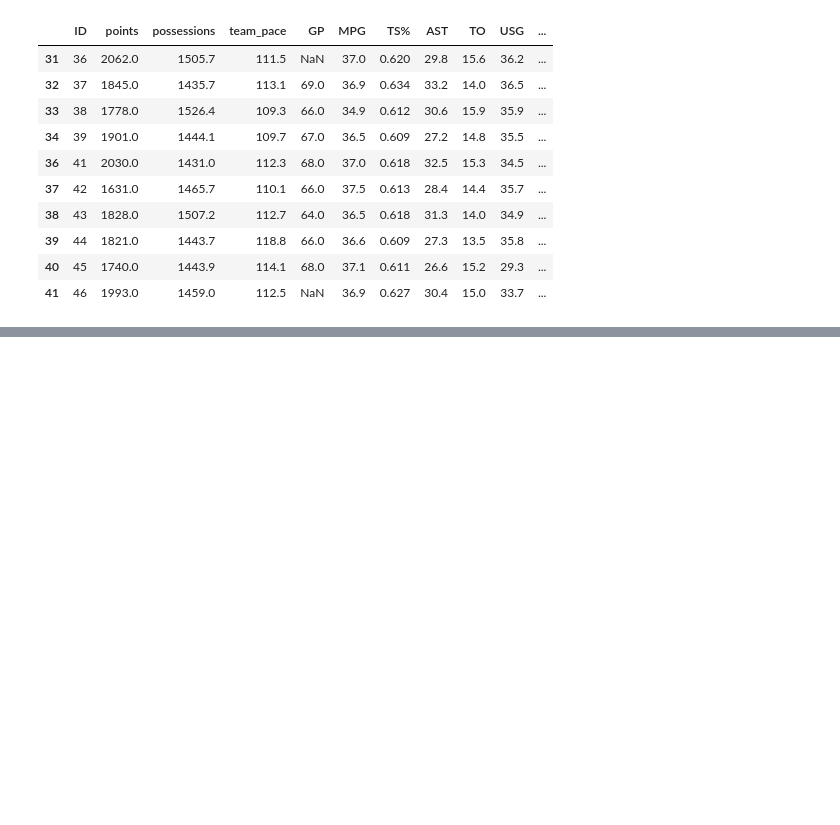
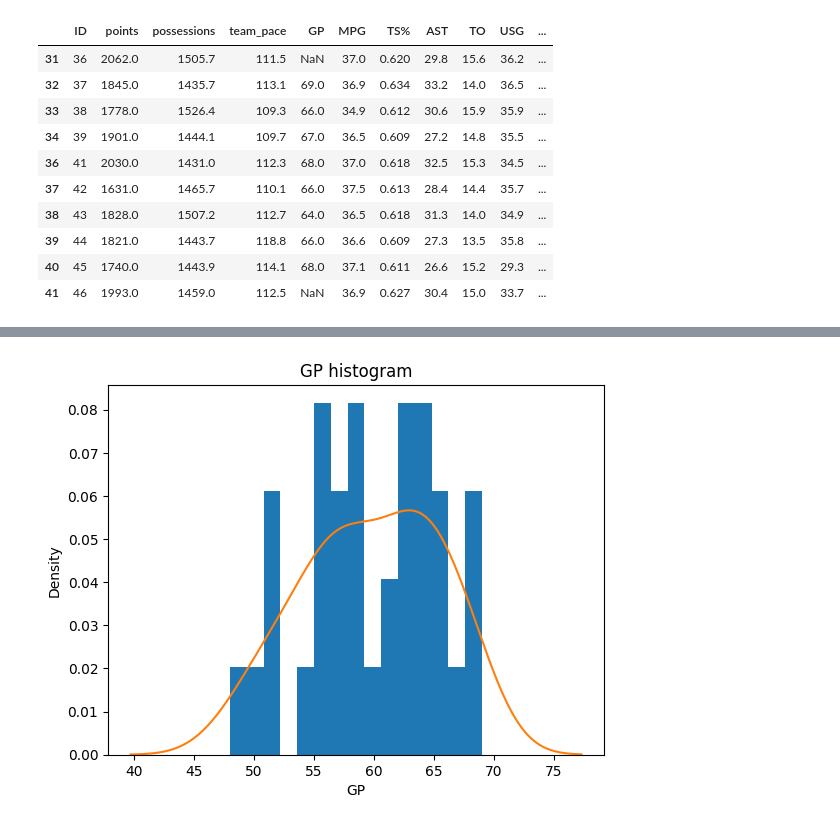
Before and after one commit to WojtekMAGH/WDUCH_Project, a Jupyter notebook: space-jam-anl.ipynb, the cells around one changed output, grey strips where cells are left out. Cells and saved outputs as stored; diff of their text form; code cells hidden in the pictures; blank space fills up the shorter version.

```diff
--- a/space-jam-anl.ipynb
+++ b/space-jam-anl.ipynb
@@ -252,0 +301,7 @@ player_df.reset_index(drop=True, inplace=True)
+# %%
+# Plot the KDE for 'GP' over the probability-density histogram.
+plt.hist(player_df['GP'], density=True, bins=15)
+plt.title('GP histogram')
+sns.kdeplot(player_df['GP']);
+# %% [output]
+[figure, added]
```
Also changed, not shown: parts of 33 cells of this notebook, 1 other file.
